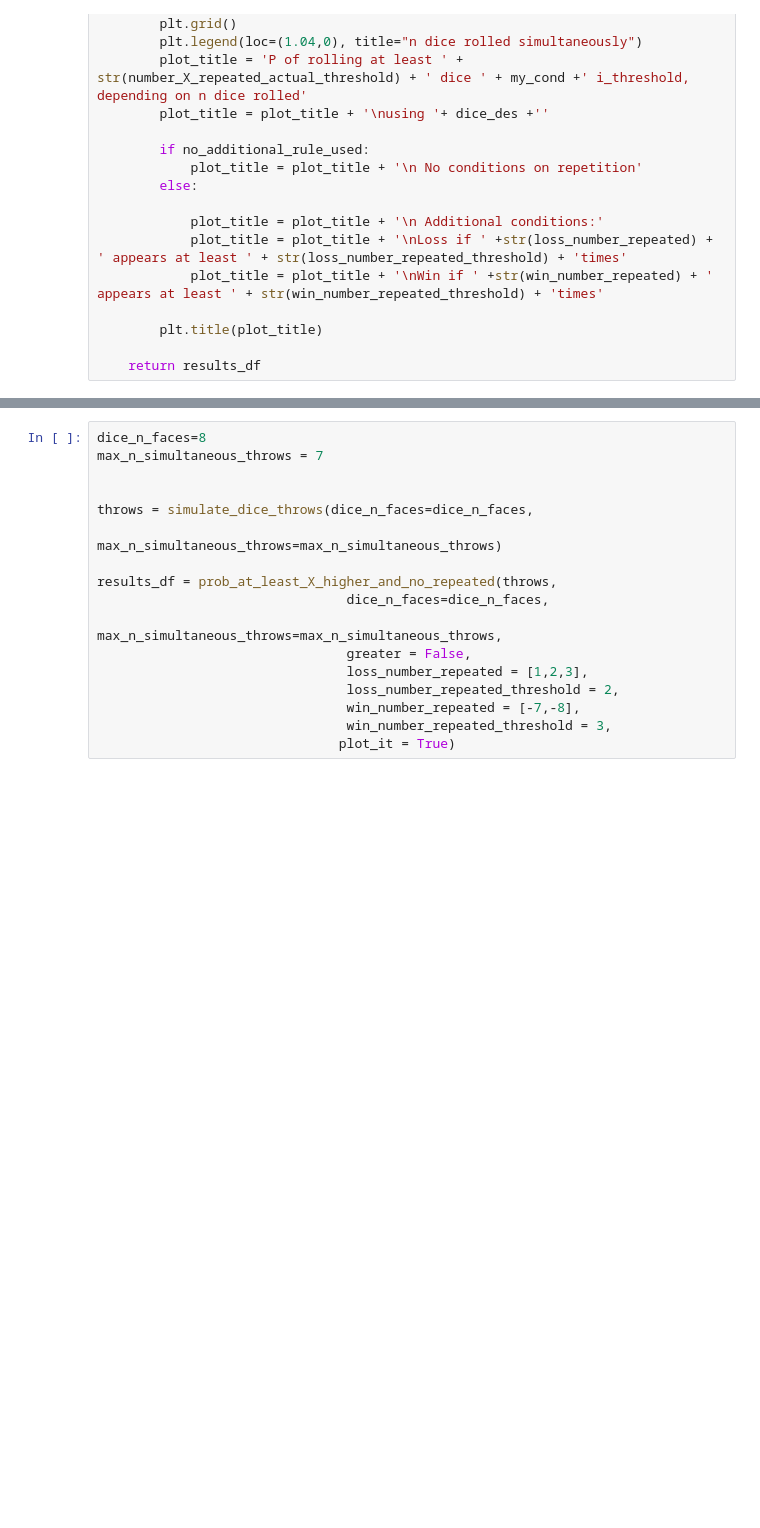
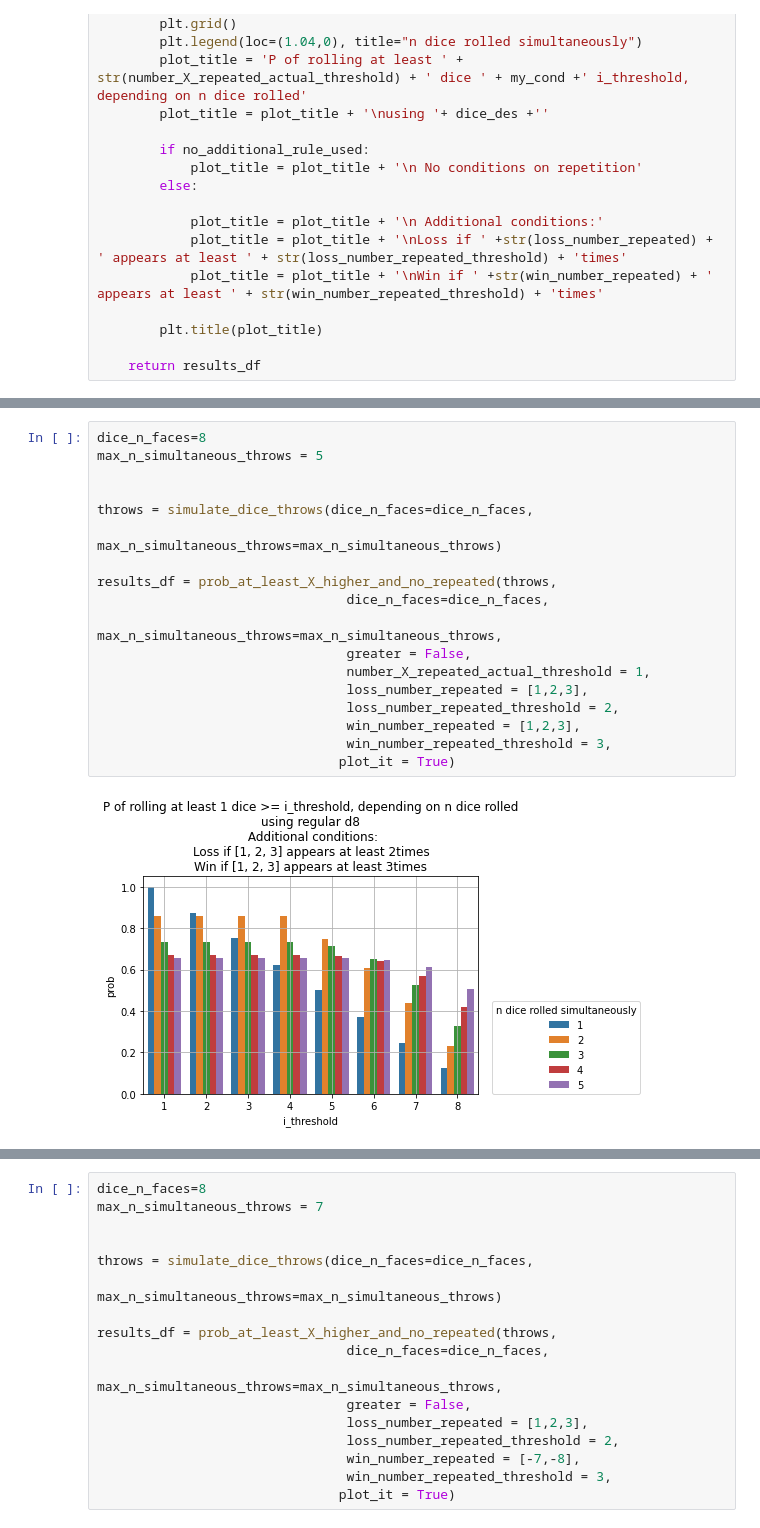
Before and after one commit to drewlr/dice-simulation, a Jupyter notebook: Prob of at least a number.ipynb, the cells around one changed output, grey strips where cells are left out. Saved outputs shown, nothing was run; the diff lists cells and outputs as text; blank space fills up the shorter version.

```diff
--- a/Prob of at least a number.ipynb
+++ b/Prob of at least a number.ipynb
@@ -243,0 +284,20 @@ results_df = prob_at_least_X_higher_and_no_repeated(throws,
+# %%
+dice_n_faces=8
+max_n_simultaneous_throws = 5
+
+
+throws = simulate_dice_throws(dice_n_faces=dice_n_faces,
+                              max_n_simultaneous_throws=max_n_simultaneous_throws)
+
+results_df = prob_at_least_X_higher_and_no_repeated(throws,
+                                dice_n_faces=dice_n_faces,
+                                max_n_simultaneous_throws=max_n_simultaneous_throws,
+                                greater = False,
+                                number_X_repeated_actual_threshold = 1,
+                                loss_number_repeated = [1,2,3],
+                                loss_number_repeated_threshold = 2,
+                                win_number_repeated = [1,2,3],
+                                win_number_repeated_threshold = 3,
+                               plot_it = True)
+# %% [output]
+[figure, added]
```
Also changed, not shown: parts of 31 cells of this notebook.
